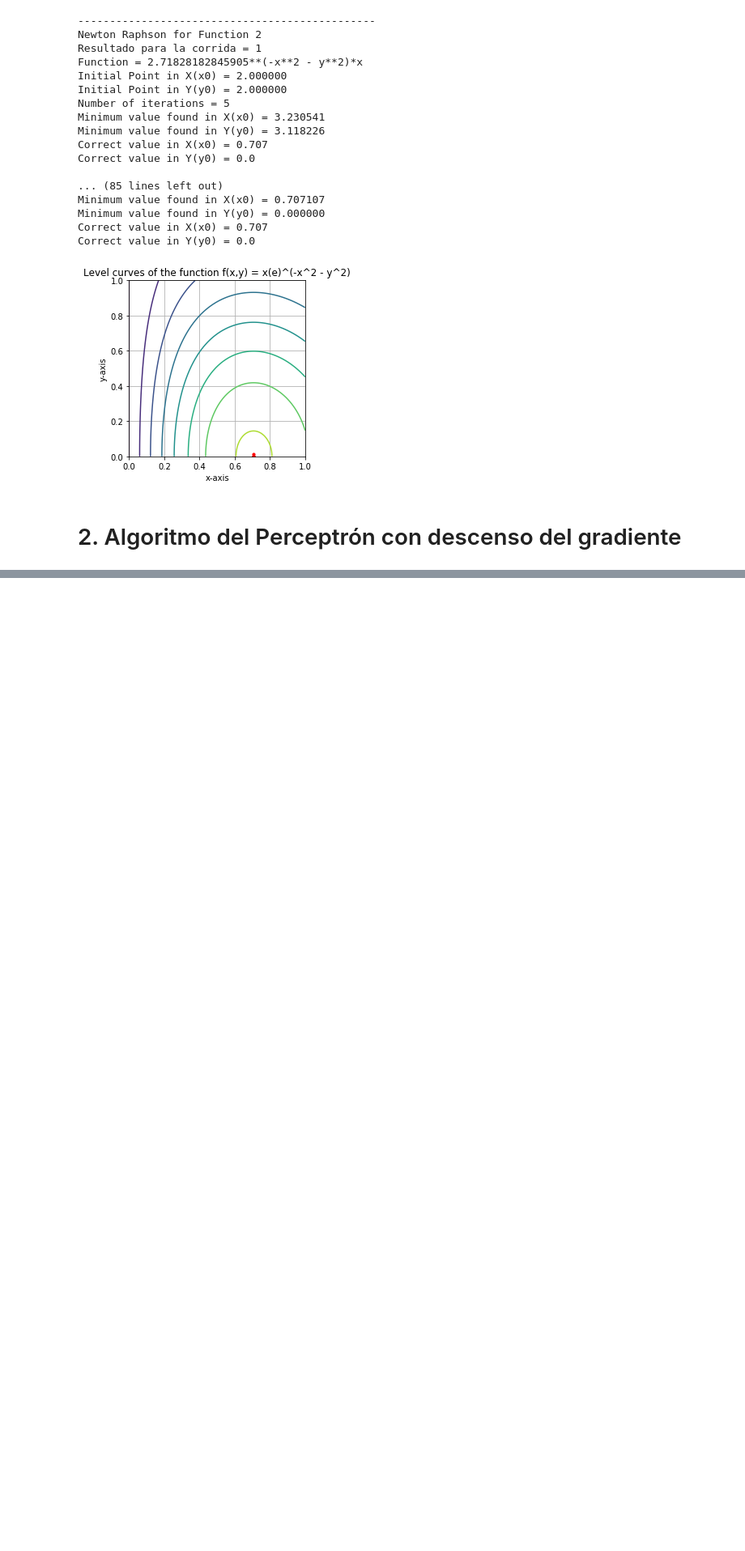
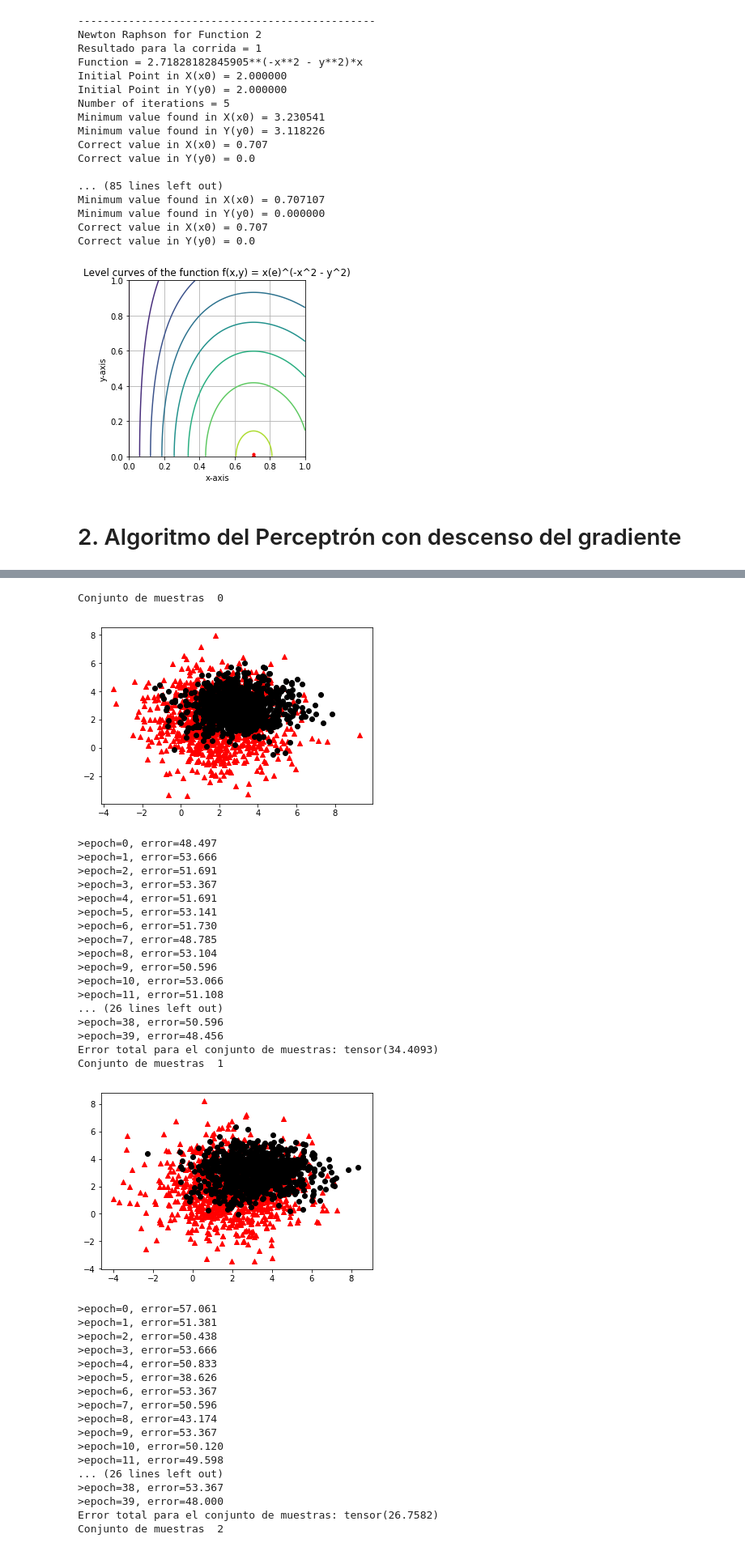
Before and after one commit to fmejias/CienciasDeLosDatosTEC, a Jupyter notebook: MatematicasCienciasDeLosDatos/TP4/TP4.ipynb, the cells around one changed output, grey strips where cells are left out. Shown at 81% size. Cells and saved outputs as stored; diff of their text form; code cells hidden in the pictures; blank space fills up the shorter version.

```diff
--- a/MatematicasCienciasDeLosDatos/TP4/TP4.ipynb
+++ b/MatematicasCienciasDeLosDatos/TP4/TP4.ipynb
@@ -632,0 +982,43 @@ Error total para el conjunto de muestras: tensor(0.)
+# %%
+#Exercise 2.3.b
+
+#Test with non-linearly separable data with high data blending
+exercise2_3b(totalEpochs = 40, samplesPerClass = 1000, pmean2=[3, 3], tTitle="Datos no linealmente separables con mezcla mayor")
+# %% [output]
+Conjunto de muestras  0
+[figure, added]
+>epoch=0, error=48.497
+>epoch=1, error=53.666
+>epoch=2, error=51.691
+>epoch=3, error=53.367
+>epoch=4, error=51.691
+>epoch=5, error=53.141
+>epoch=6, error=51.730
+>epoch=7, error=48.785
+>epoch=8, error=53.104
+>epoch=9, error=50.596
+>epoch=10, error=53.066
+>epoch=11, error=51.108
+... (26 lines left out)
+>epoch=38, error=50.596
+>epoch=39, error=48.456
+Error total para el conjunto de muestras: tensor(34.4093)
+Conjunto de muestras  1
+[figure, added]
+>epoch=0, error=57.061
+>epoch=1, error=51.381
+>epoch=2, error=50.438
+>epoch=3, error=53.666
+>epoch=4, error=50.833
+>epoch=5, error=38.626
+>epoch=6, error=53.367
+>epoch=7, error=50.596
+>epoch=8, error=43.174
+>epoch=9, error=53.367
+>epoch=10, error=50.120
+>epoch=11, error=49.598
+... (26 lines left out)
+>epoch=38, error=53.367
+>epoch=39, error=48.000
+Error total para el conjunto de muestras: tensor(26.7582)
+Conjunto de muestras  2
```
Also changed, not shown: parts of 11 cells of this notebook.
